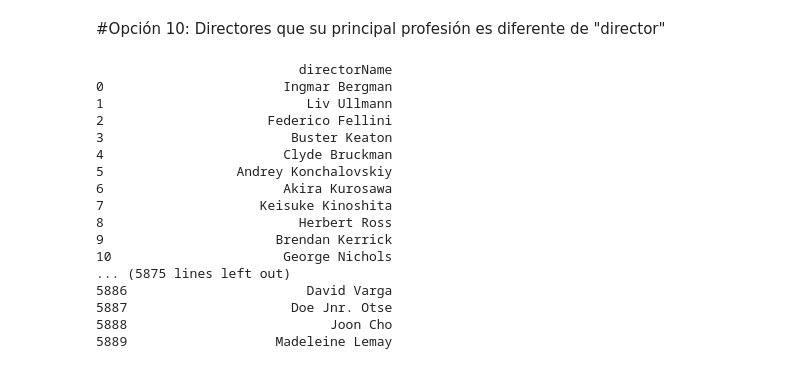
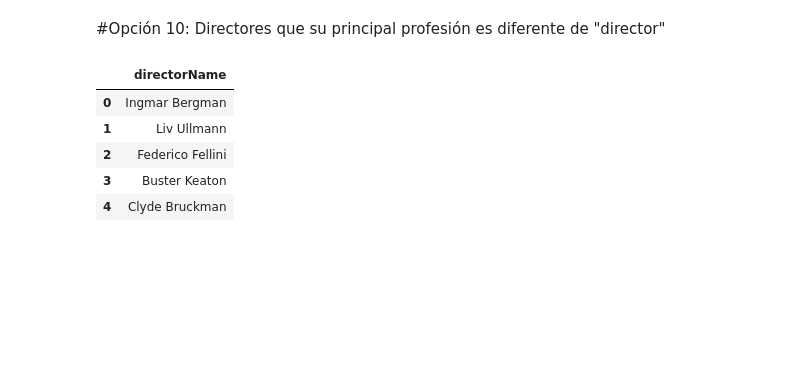
Before and after one commit to AngelEsquit/Ejercicio-5, a Jupyter notebook: Funciones 7 - 10.ipynb, the cells around one changed output. Cells and saved outputs as stored; diff of their text form; code cells hidden in the pictures; blank space fills up the shorter version.

```diff
--- a/Funciones 7 - 10.ipynb
+++ b/Funciones 7 - 10.ipynb
@@ -82,25 +107,14 @@ Name: count, dtype: int64
 # %%
 def director_prof():
     df_infoP = movies
     df_infoP = df_infoP[movies["director1stProfession"] != "director"]
     directores = df_infoP["directorName"].dropna().unique()
-    return pd.DataFrame(directores, columns = ["directorName"])s
-director_prof()
+    return pd.DataFrame(directores, columns = ["directorName"])
+director_prof().head(5)
 # %% [output]
-                          directorName
-0                       Ingmar Bergman
-1                          Liv Ullmann
-2                     Federico Fellini
-3                        Buster Keaton
-4                       Clyde Bruckman
-5                 Andrey Konchalovskiy
-6                       Akira Kurosawa
-7                    Keisuke Kinoshita
-8                         Herbert Ross
-9                      Brendan Kerrick
-10                      George Nichols
-... (5875 lines left out)
-5886                       David Varga
-5887                     Doe Jnr. Otse
-5888                          Joon Cho
-5889                   Madeleine Lemay
+|  | directorName |
+| 0 | Ingmar Bergman |
+| 1 | Liv Ullmann |
+| 2 | Federico Fellini |
+| 3 | Buster Keaton |
+| 4 | Clyde Bruckman |
```
Also changed, not shown: parts of 5 cells of this notebook.
